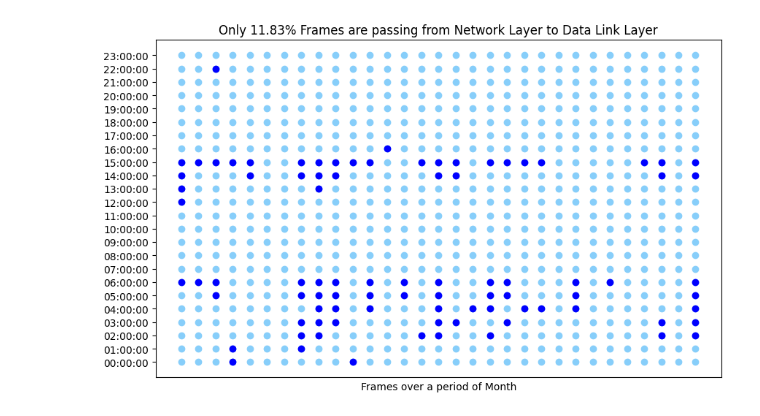
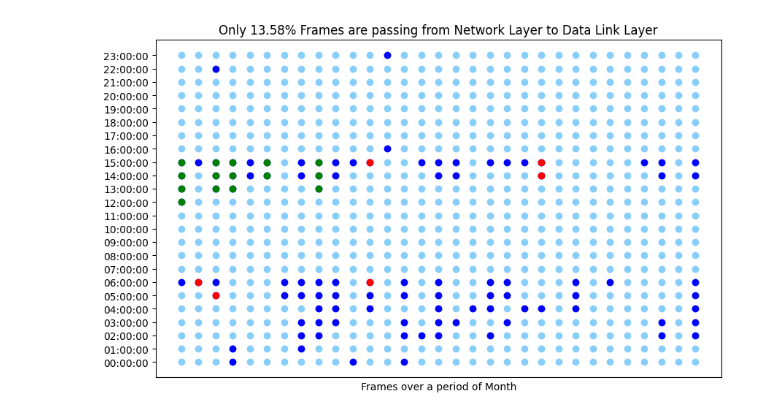
Before and after one commit to Vikasg7/PowerAwareIOTProject, a Jupyter notebook: src/visualize.ipynb, the cells around one changed output. Drawn from its saved outputs; the diff is of its cells as text; code cells hidden in the pictures.

```diff
--- a/src/visualize.ipynb
+++ b/src/visualize.ipynb
@@ -1,12 +1,12 @@
 # %%
 from power_aware_iot import *
 
 # essential frames
 csv_to_binary_file("input/data.csv", "input/frames.bin")
 frames  = generate_frames_from_binary("input/frames.bin")
 sample  = frames[0:24] # Frames received on the first day
 algo    = Algorithm.train(sample)
 essentials, signals = simulate_network_layer(frames, algo)
-scatter_plot(frames, essentials)
+scatter_plot(frames, essentials, signals)
 # %% [output]
-[figure, old version]
+[figure, new version]
```
Also changed, not shown: 2 other files.
